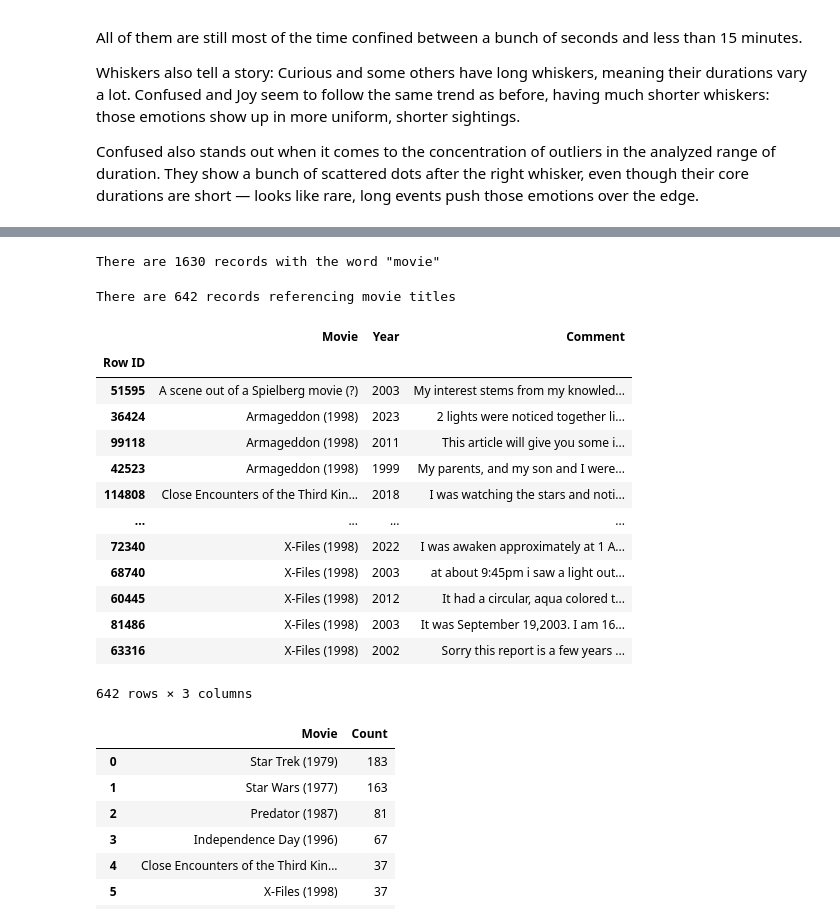
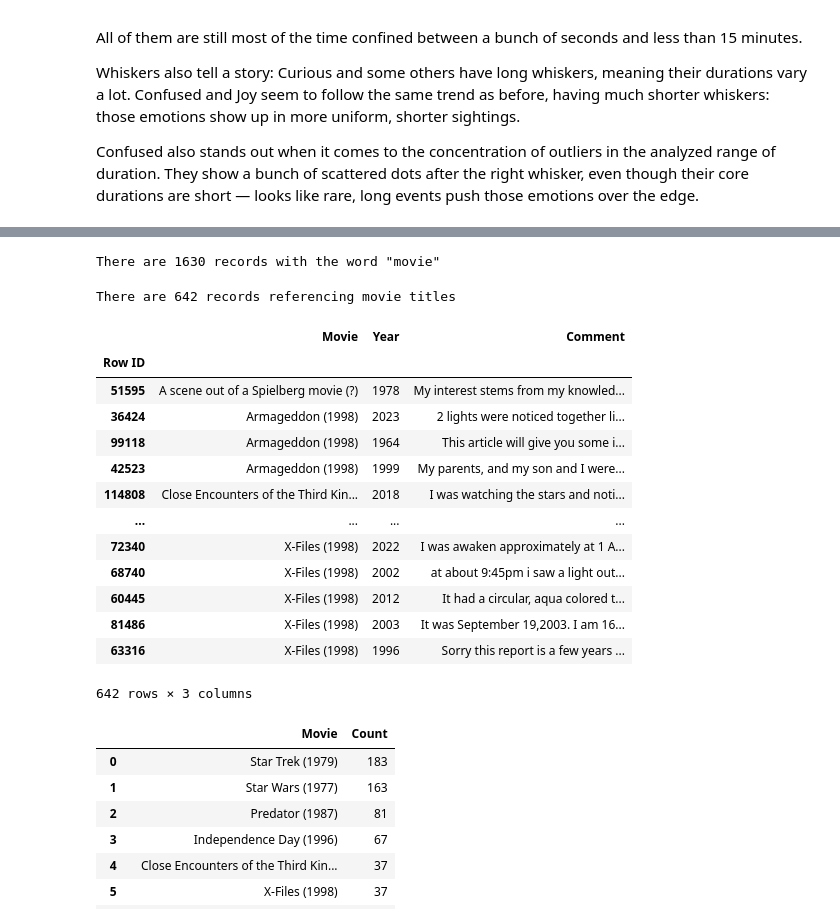
Before and after one commit to BalducciFrancesco/02806-Social-Data-Analysis-and-Visualization, a Jupyter notebook: assets/sources/final-project.ipynb, the cells around one changed output, grey strips where cells are left out. Cells and saved outputs as stored; diff of their text form; code cells hidden in the pictures.

```diff
--- a/assets/sources/final-project.ipynb
+++ b/assets/sources/final-project.ipynb
@@ -768,45 +787,45 @@ movie_years = {
     "Interstellar": 2014,
 }
 
 # Prepare a list to collect results
 movie_rows = []
 for idx, row in tqdm(df_sent.iterrows(), total=len(df_sent)):
     comment = row['comments']
-    year = row['date posted'].year if pd.notnull(row['date posted']) else None
+    year = row['datetime'].year if pd.notnull(row['datetime']) else None
     for movie, release_year in movie_years.items():
         if re.search(rf'\b{re.escape(movie)}\b', comment, re.IGNORECASE):
             label = f"{movie} ({release_year})"
             movie_rows.append({
                 'Row ID': idx,
                 'Movie': label,
                 'Year': year,
                 'Comment': comment
             })
 
 # Create DataFrame
 df_movies = pd.DataFrame(movie_rows)
 df_movies.set_index('Row ID', inplace=True)
 df_movies.sort_values(by='Movie', inplace=True)
 
 print('There are ' + str(len(df_movies)) + ' records referencing movie titles')
 
 df_movies
 # %% [output]
 There are 1630 records with the word "movie"
 There are 642 records referencing movie titles
 |  | Movie | Year | Comment |
 | Row ID |  |  |  |
-| 51595 | A scene out of a Spielberg movie (?) | 2003 | My interest stems from my knowled... |
+| 51595 | A scene out of a Spielberg movie (?) | 1978 | My interest stems from my knowled... |
 | 36424 | Armageddon (1998) | 2023 | 2 lights were noticed together li... |
-| 99118 | Armageddon (1998) | 2011 | This article will give you some i... |
+| 99118 | Armageddon (1998) | 1964 | This article will give you some i... |
 | 42523 | Armageddon (1998) | 1999 | My parents, and my son and I were... |
 | 114808 | Close Encounters of the Third Kin... | 2018 | I was watching the stars and noti... |
 | ... | ... | ... | ... |
 | 72340 | X-Files (1998) | 2022 | I was awaken approximately at 1 A... |
-| 68740 | X-Files (1998) | 2003 | at about 9:45pm i saw a light out... |
+| 68740 | X-Files (1998) | 2002 | at about 9:45pm i saw a light out... |
 | 60445 | X-Files (1998) | 2012 | It had a circular, aqua colored t... |
 | 81486 | X-Files (1998) | 2003 | It was September 19,2003. I am 16... |
-| 63316 | X-Files (1998) | 2002 | Sorry this report is a few years ... |
+| 63316 | X-Files (1998) | 1996 | Sorry this report is a few years ... |
 642 rows × 3 columns
 # %%
 df_movies.groupby('Movie').size().sort_values(ascending=False).reset_index(name='Count')
```
Also changed, not shown: parts of 10 cells of this notebook.
